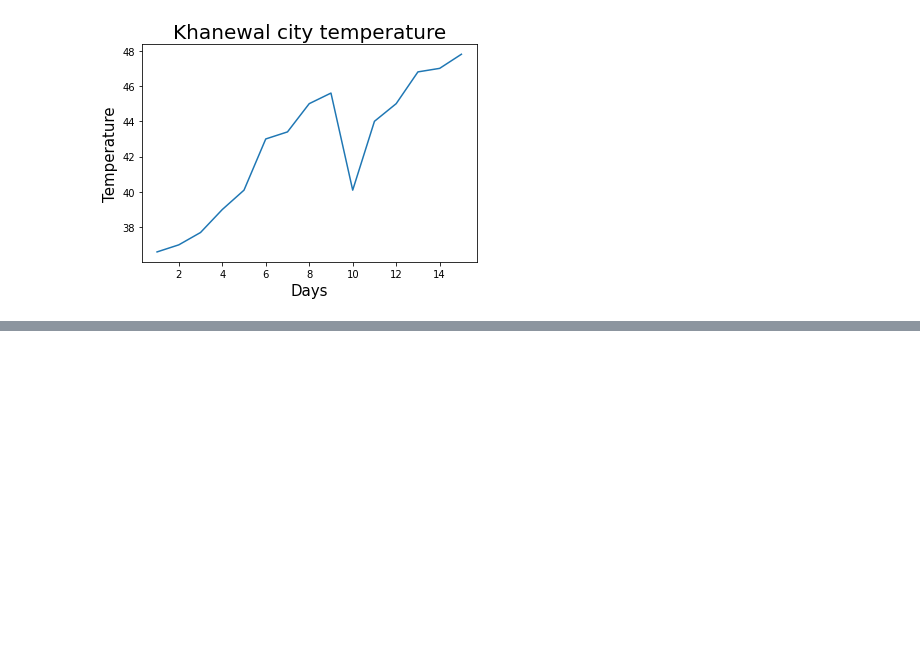
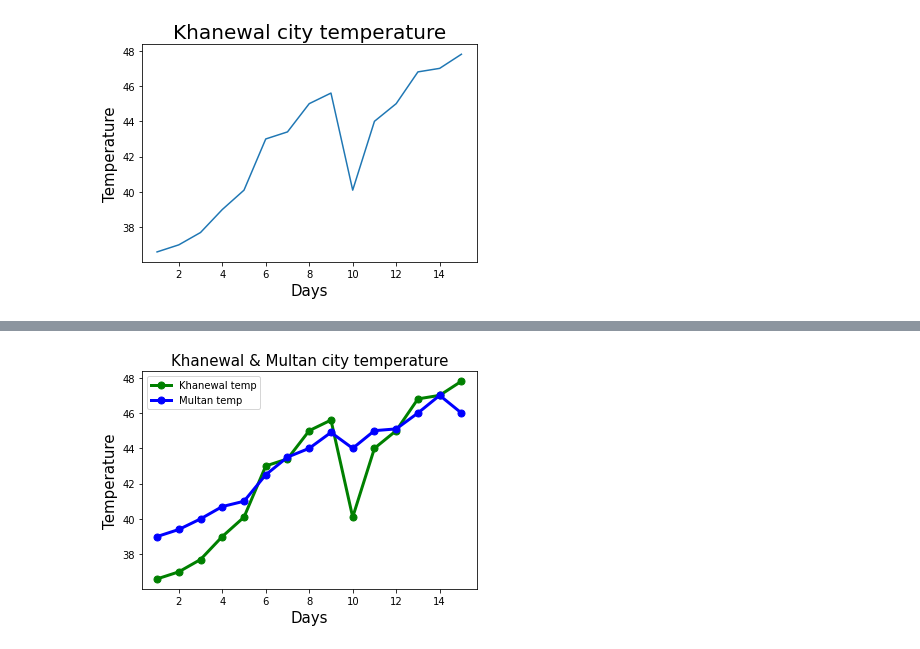
Before and after one commit to Abdullah-kwl/Matplotlib-Tutorial, a Jupyter notebook: mtplot_tutorial06.ipynb, the cells around one changed output, grey strips where cells are left out. Cells and saved outputs as stored; diff of their text form; code cells hidden in the pictures; blank space fills up the shorter version.

```diff
--- a/mtplot_tutorial06.ipynb
+++ b/mtplot_tutorial06.ipynb
@@ -31,0 +42,14 @@ plt.show()
+# %%
+mumbai_tem = [39,39.4,40,40.7,41,42.5,43.5,44,44.9,44,45,45.1,46,47,46]
+
+plt.title('Khanewal & Multan city temperature' , fontsize=15 )
+plt.xlabel('Days', fontsize=15)
+plt.ylabel('Temperature', fontsize=15)
+
+plt.plot(days,temperature, 'o-g' , linewidth=3 , markersize=7 , label='Khanewal temp')
+plt.plot(days,mumbai_tem, 'o-b' , linewidth=3 , markersize=7  , label='Multan temp')
+
+plt.legend(loc='best')
+plt.show()
+# %% [output]
+[figure, added]
```
Also changed, not shown: parts of 3 cells of this notebook.
